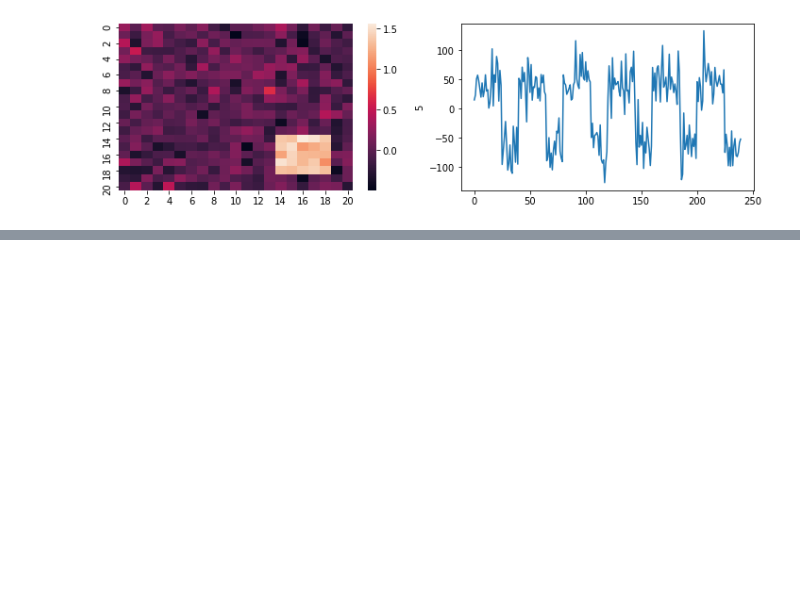
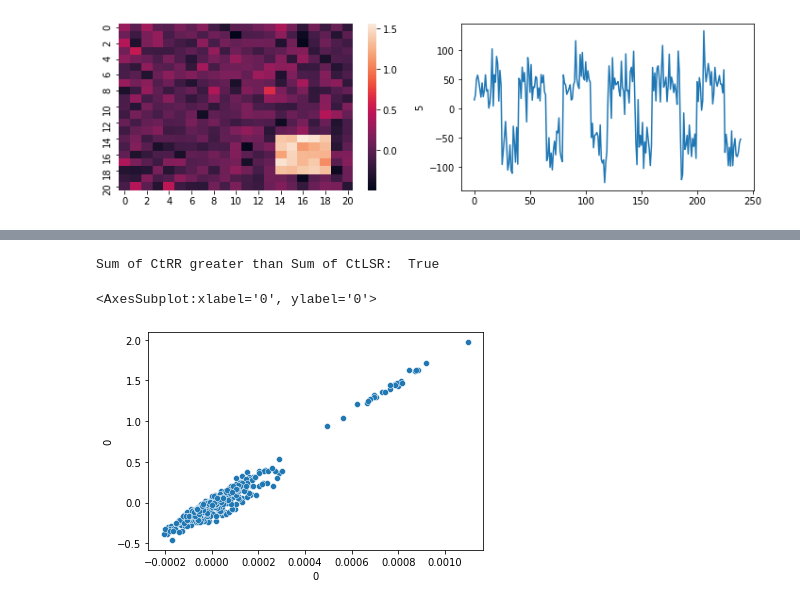
Before and after one commit to YourTeacher23/MAST30034-Assignment1, a Jupyter notebook: Assignment2.ipynb, the cells around one changed output, grey strips where cells are left out. Saved outputs shown, nothing was run; the diff lists cells and outputs as text; code cells hidden in the pictures; blank space fills up the shorter version.

```diff
--- a/Q1.ipynb
+++ b/Assignment2.ipynb
@@ -205,0 +217,38 @@ for col in range(0, len(Alsr)):
+# %%
+lamda_hat = 0.5 * 441
+I = np.identity(6)
+Z = DTD + np.dot(lamda_hat, I)
+Z_inv = np.linalg.inv(Z)
+A_rr = np.dot(Z_inv, DTX)
+D_rr = np.dot(X, np.transpose(A_rr))
+# %%
+from scipy.stats import pearsonr
+
+ctlsr = []
+ctrr = []
+for i in range(6):
+        corr, _ = pearsonr(TC[i], D_lsr[i])
+        ctlsr.append(corr)
+
+        corr2, _ = pearsonr(TC[i], D_rr[i])
+        ctrr.append(corr2)
+
+print("Sum of CtRR greater than Sum of CtLSR: ", sum(ctrr) > sum(ctlsr))
+# %% [output]
+Sum of CtRR greater than Sum of CtLSR:  True
+# %%
+lmda_alt = 1000 * 441
+Z_alt = DTD + np.dot(lmda_alt, I)
+Z_inv_alt = np.linalg.inv(Z_alt)
+Arr_alt = np.dot(Z_inv_alt, DTX)
+# %%
+Arr_alt_df = pd.DataFrame(Arr_alt)
+Arr_alt_df = Arr_alt_df.T
+
+alsr_df = pd.DataFrame(A_lsr)
+alsr_df = alsr_df.T
+
+sns.scatterplot(Arr_alt_df[0], alsr_df[0])
+# %% [output]
+<AxesSubplot:xlabel='0', ylabel='0'>
+[figure, added]
```
Also changed, not shown: parts of 8 cells of this notebook, 4 other files.
